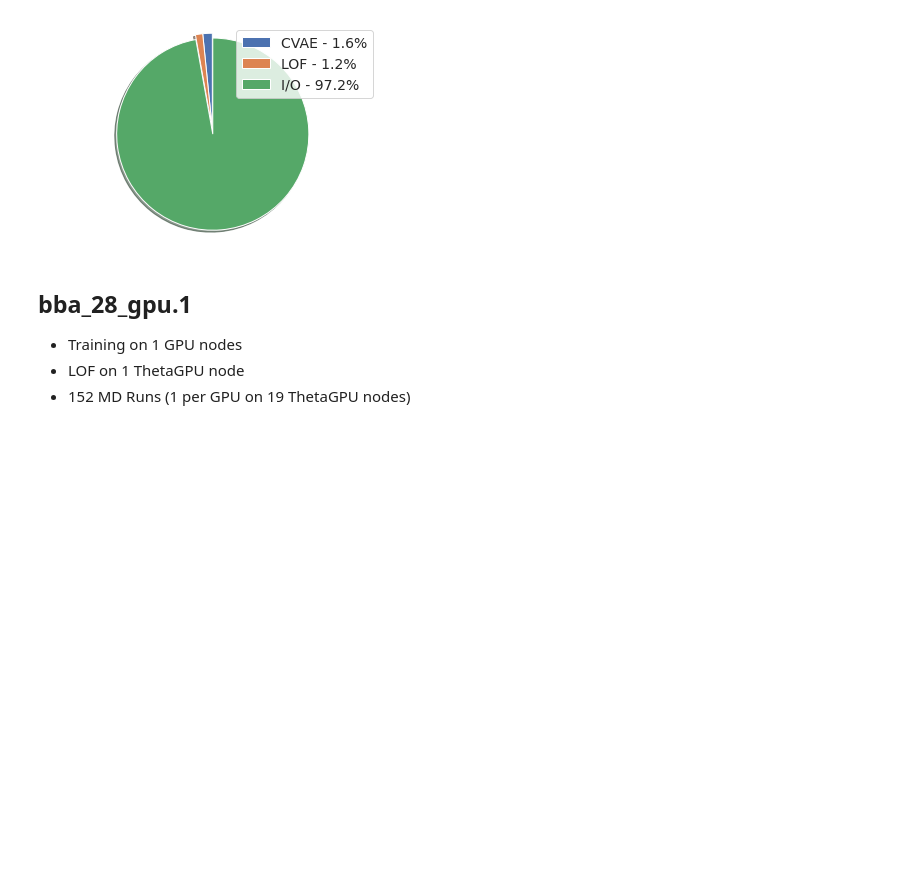
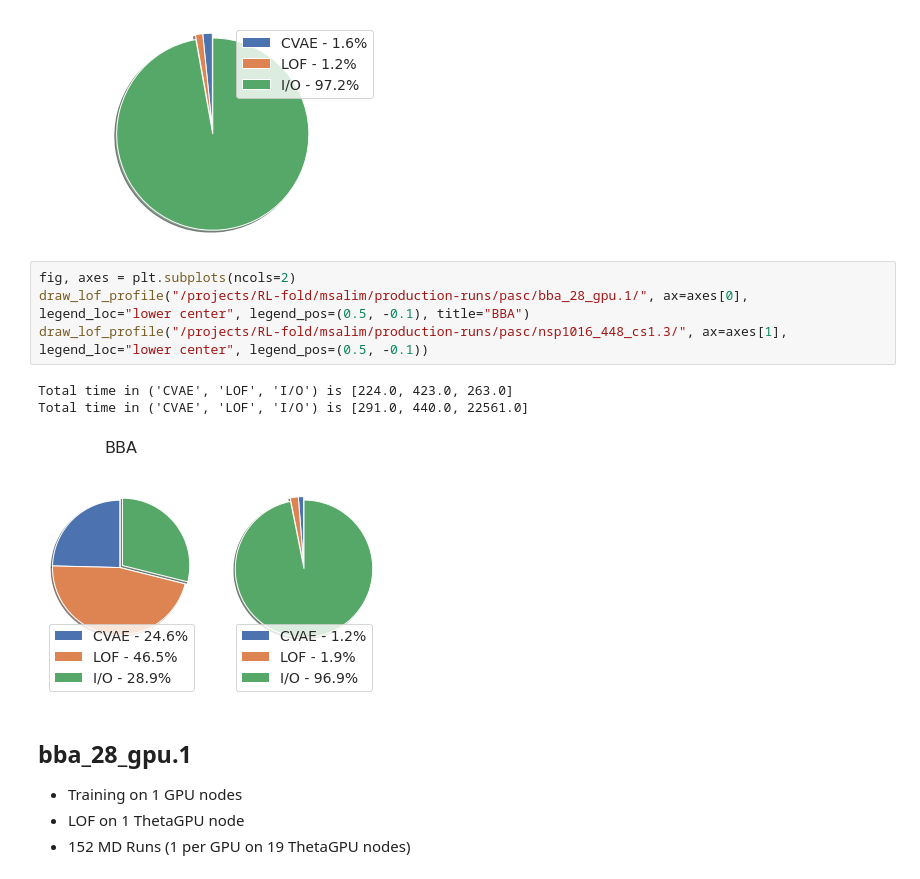
Before and after one commit to braceal/PASC21-Stream-AI-MD, a Jupyter notebook: misha.ipynb, the cells around one changed output. Saved outputs shown, nothing was run; the diff lists cells and outputs as text; blank space fills up the shorter version.

```diff
--- a/misha.ipynb
+++ b/misha.ipynb
@@ -55,6 +55,14 @@ Scanning md_runs for start/end times (this takes a while...)
 Total time in ('CVAE', 'LOF', 'I/O') is [328.0, 250.0, 19924.0]
 [figure]
 [figure]
+# %%
+fig, axes = plt.subplots(ncols=2)
+draw_lof_profile("/projects/RL-fold/msalim/production-runs/pasc/bba_28_gpu.1/", ax=axes[0], legend_loc="lower center", legend_pos=(0.5, -0.1), title="BBA")
+draw_lof_profile("/projects/RL-fold/msalim/production-runs/pasc/nsp1016_448_cs1.3/", ax=axes[1], legend_loc="lower center", legend_pos=(0.5, -0.1))
+# %% [output]
+Total time in ('CVAE', 'LOF', 'I/O') is [224.0, 423.0, 263.0]
+Total time in ('CVAE', 'LOF', 'I/O') is [291.0, 440.0, 22561.0]
+[figure, added]
 # %% [markdown]
 ## bba_28_gpu.1
 
```
Also changed, not shown: 2 other files.
